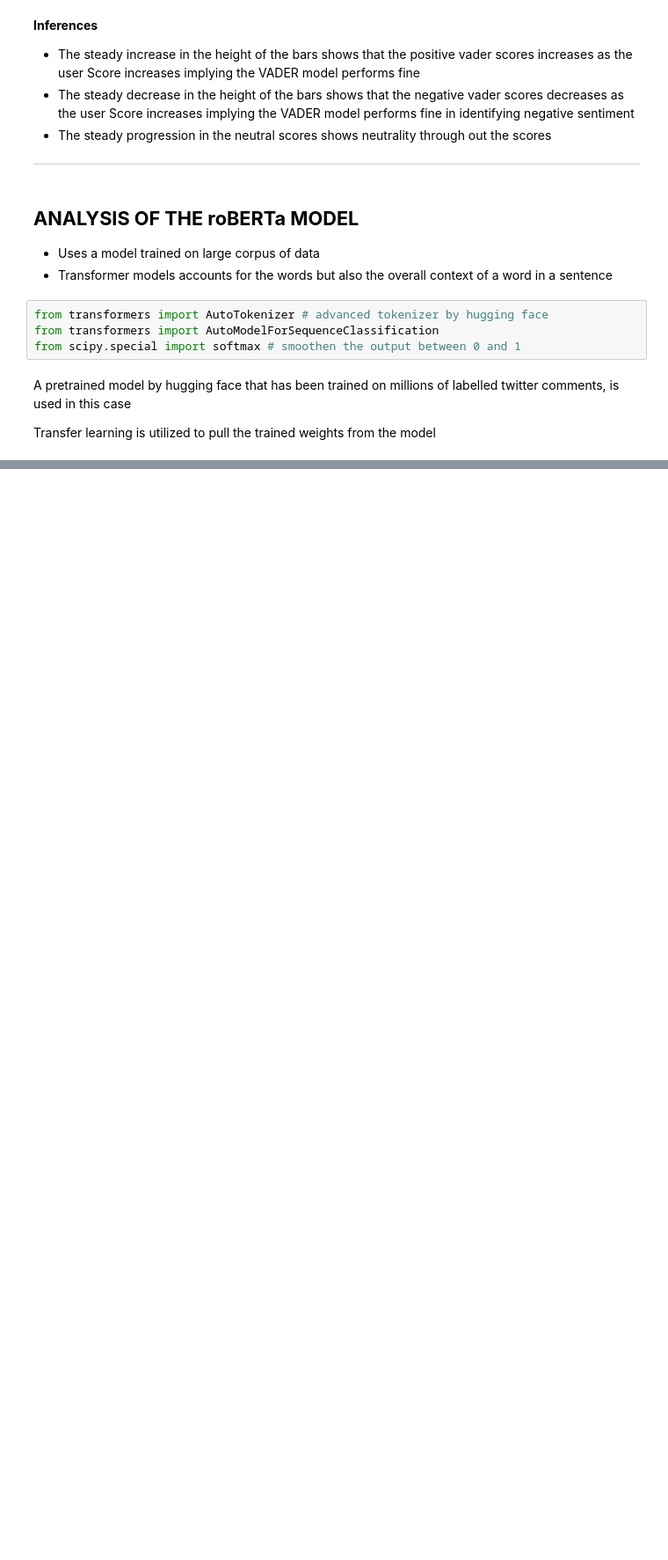
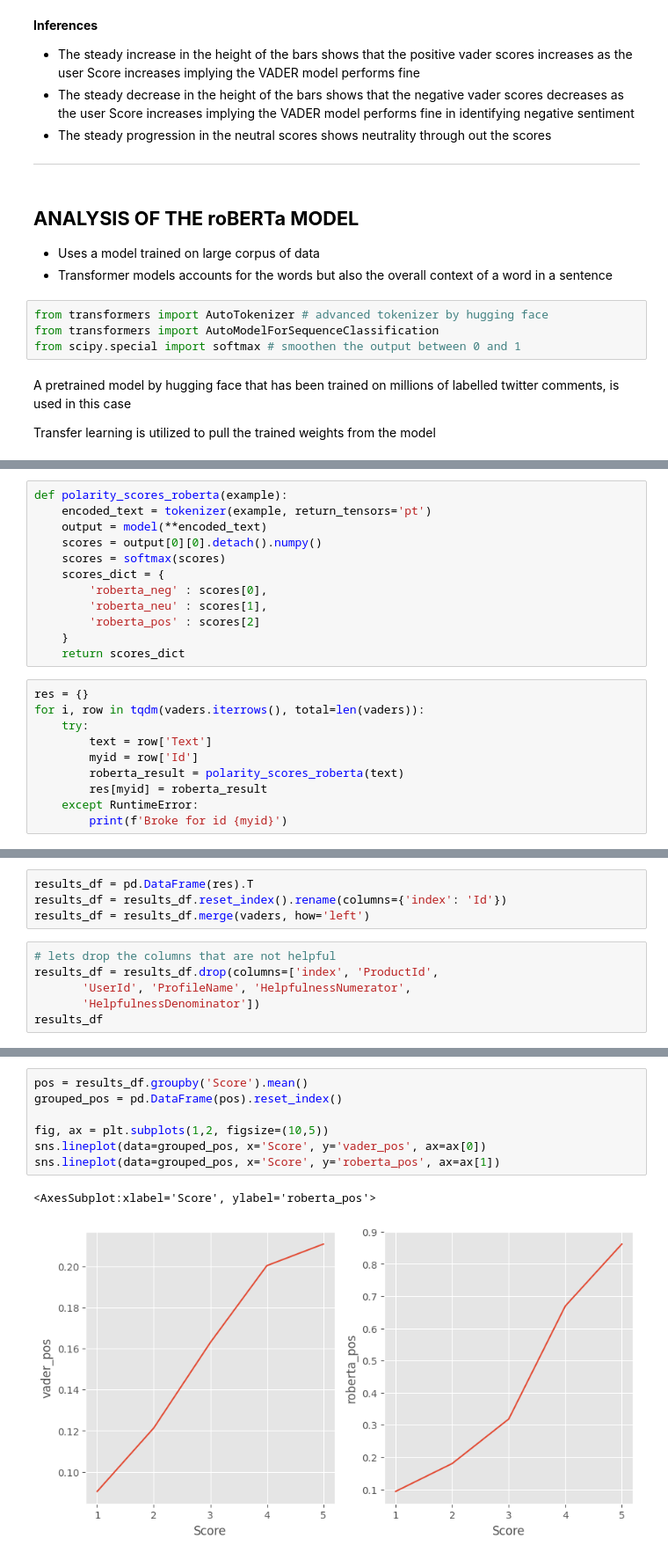
Before and after one commit to ChibuikeOnuba/NLP, a Jupyter notebook: the_model.ipynb, the cells around one changed output, grey strips where cells are left out. Shown at 88% size. Drawn from its saved outputs; the diff is of its cells as text; blank space fills up the shorter version.

```diff
--- a/the_model.ipynb
+++ b/the_model.ipynb
@@ -204,0 +157,22 @@ JSONDecodeError: Expecting value: line 1 column 1 (char 0)
+# %%
+def polarity_scores_roberta(example):
+    encoded_text = tokenizer(example, return_tensors='pt')
+    output = model(**encoded_text)
+    scores = output[0][0].detach().numpy()
+    scores = softmax(scores)
+    scores_dict = {
+        'roberta_neg' : scores[0],
+        'roberta_neu' : scores[1],
+        'roberta_pos' : scores[2]
+    }
+    return scores_dict
+# %%
+res = {}
+for i, row in tqdm(vaders.iterrows(), total=len(vaders)):
+    try:
+        text = row['Text']
+        myid = row['Id']
+        roberta_result = polarity_scores_roberta(text)
+        res[myid] = roberta_result
+    except RuntimeError:
+        print(f'Broke for id {myid}')
@@ -204,0 +184,10 @@ JSONDecodeError: Expecting value: line 1 column 1 (char 0)
+# %%
+results_df = pd.DataFrame(res).T
+results_df = results_df.reset_index().rename(columns={'index': 'Id'})
+results_df = results_df.merge(vaders, how='left')
+# %%
+# lets drop the columns that are not helpful
+results_df = results_df.drop(columns=['index', 'ProductId',
+       'UserId', 'ProfileName', 'HelpfulnessNumerator',
+       'HelpfulnessDenominator'])
+results_df
@@ -204,0 +208,10 @@ JSONDecodeError: Expecting value: line 1 column 1 (char 0)
+# %%
+pos = results_df.groupby('Score').mean()
+grouped_pos = pd.DataFrame(pos).reset_index()
+
+fig, ax = plt.subplots(1,2, figsize=(10,5))
+sns.lineplot(data=grouped_pos, x='Score', y='vader_pos', ax=ax[0])
+sns.lineplot(data=grouped_pos, x='Score', y='roberta_pos', ax=ax[1])
+# %% [output]
+<AxesSubplot:xlabel='Score', ylabel='roberta_pos'>
+[figure, added]
```
Also changed, not shown: parts of 33 cells of this notebook.
